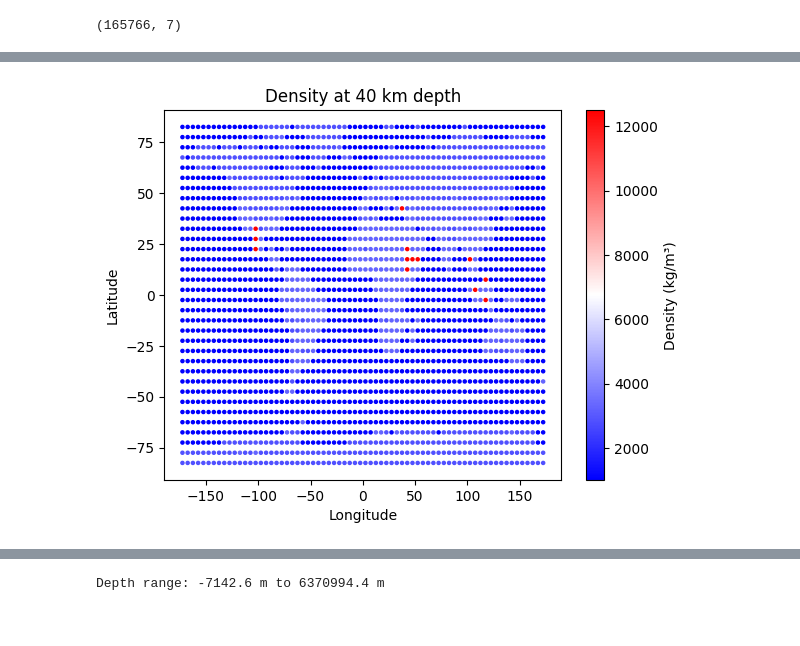
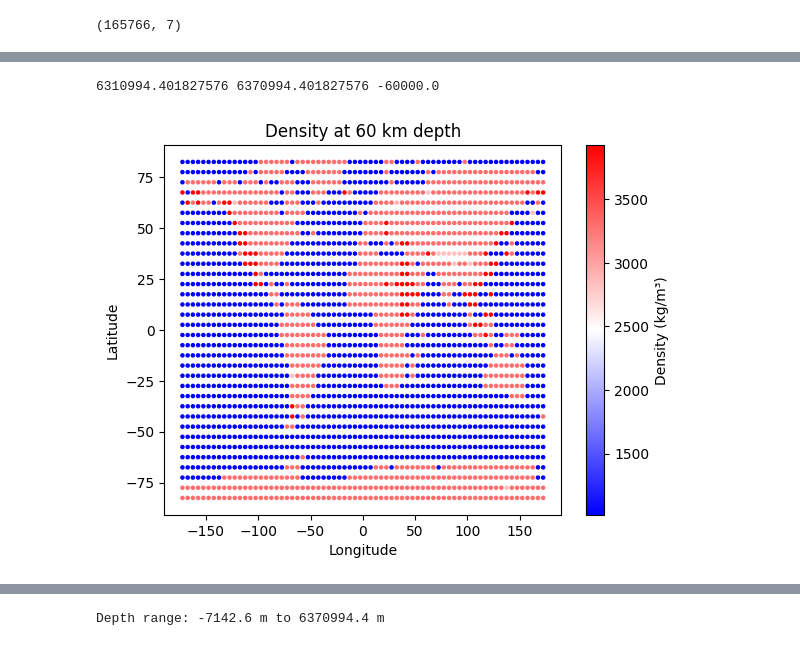
Before and after one commit to AmitavaDutta/gravity_tesseroids, a Jupyter notebook: gravity_distribution_tesseroids.ipynb, the cells around one changed output, grey strips where cells are left out. Cells and saved outputs as stored; diff of their text form; code cells hidden in the pictures.

```diff
--- a/gravity_distribution_tesseroids.ipynb
+++ b/gravity_distribution_tesseroids.ipynb
@@ -174,6 +174,8 @@ for lat in np.arange(latitude_min, latitude_max, dlat):
         topo = topo_func(lat, lon) * 1e3
         moho = moho_func(lat, lon) * 1e3
         lab = camlab_func(lat, lon) * 1e3
+
+
         r_surface = ellipsoid.geocentric_radius(latitude=lat) # in m, for radius corerction
         depth_max = r_surface
         # Define layer boundaries in radius from Earth's center
@@ -182,23 +184,19 @@ for lat in np.arange(latitude_min, latitude_max, dlat):
         if topo < 0:
             layer_bounds.append(r_surface + topo)
 
-        layer_bounds.sort()
-
-        #layer_bounds = [b for b in layer_bounds if b is not None]
+        layer_bounds.sort() # sort in ascending order that is (r_surface - 5150e3) to (r_surface - moho) or (r_surface + topo) whichever is true
 
         for depth in np.arange(depth_min, depth_max, ddepth):
-            r_top_global = r_surface - depth
-            r_bottom_raw = r_surface - min(depth + ddepth, depth_max)
+            r_top_raw = r_surface - depth
+            r_bottom_raw = r_surface - min(depth + ddepth, depth_max) # min() is used in case depth + ddepth > depth_max which is beyonond the reference
 
             # Check if tesseroid spans across any layer boundary
-            split_layers = [b for b in layer_bounds if r_bottom_raw < b < r_top_global] ## b represent layer_bounds, so when b is r_bottom_raw < b < r_top_global is false, then split_layers = []
-            split_points = [r_bottom_raw] + split_layers + [r_top_global] ## if split_points = [r_bottom_raw] + [] + [r_top_global], then  split_points = [r_bottom_raw, r_top_global]
-
-            split_points.sort(reverse=True)  # descending from surface to center
+            split_layers = [b for b in layer_bounds if r_bottom_raw < b < r_top_raw] ## b represent layer_bounds, so when b is r_bottom_raw < b < r_top_raw is false, then split_layers = []
+            split_points = [r_bottom_raw] + split_layers + [r_top_raw] ## if split_points = [r_bottom_raw] + [] + [r_top_global], then  split_points = [r_bottom_raw, r_top_global]
 
             for i in range(len(split_points) - 1):
-                r_bottom = split_points[i + 1]
-                r_top = split_points[i]
+                r_bottom = split_points[i]
+                r_top = split_points[i + 1]
                 tesseroids.append([lon, lon + dlong, lat, lat + dlat, r_bottom, r_top])
 
                 radius_mid = 0.5 * (r_top + r_bottom)
@@ -211,11 +209,11 @@ for lat in np.arange(latitude_min, latitude_max, dlat):
                         rho_top, rho_bottom = 2850.0, 2950.0  # Oceanic crust
                     elif r_bottom >= r_surface - lab:
                         rho_top, rho_bottom = 3250.0, 3350.0  # Lithospheric mantle
-                    elif r_bottom <= 660e3:
-                        rho_top, rho_bottom = 3350.0, 4500.0  # Upper mantle
-                    elif r_bottom <= 2890e3:
+                    elif r_bottom >= r_surface - 660e3:
+                        rho_top, rho_bottom = 3350.0, 4500.0  # Upper mantle, MTZ
+                    elif r_bottom >= r_surface - 2890e3:
                         rho_top, rho_bottom = 4500.0, 5500.0  # Lower mantle
-                    elif r_bottom <= 5150e3:
+                    elif r_bottom >= r_surface - 5150e3:
                         rho_top, rho_bottom = 9900.0, 11000.0  # Outer core
                     else:
                         rho_top, rho_bottom = 12000.0, 13000.0  # Inner core
@@ -225,11 +223,11 @@ for lat in np.arange(latitude_min, latitude_max, dlat):
                         rho_top, rho_bottom = 2670.0, 3000.0  # Continental crust
                     elif r_bottom >= r_surface - lab:
                         rho_top, rho_bottom = 3250.0, 3350.0  # Lithospheric mantle
-                    elif r_bottom <= 660e3:
+                    elif r_bottom >= r_surface - 660e3:
                         rho_top, rho_bottom = 3350.0, 4500.0  # Upper mantle
-                    elif r_bottom <= 2890e3:
+                    elif r_bottom >= r_surface - 2890e3:
                         rho_top, rho_bottom = 4500.0, 5500.0  # Lower mantle
-                    elif r_bottom <= 5150e3:
+                    elif r_bottom >= r_surface - 5150e3:
                         rho_top, rho_bottom = 9900.0, 11000.0  # Outer core
                     else:
                         rho_top, rho_bottom = 12000.0, 13000.0  # Inner core
@@ -251,7 +249,7 @@ for lat in np.arange(latitude_min, latitude_max, dlat):
 # gequator = g−ω2cos20 ∘= g−ω2R ,example
 def gravity_rot(latitudes_deg):
     omega = 7.2921150e-5  # rad/s
-    R_eq = 6378137.0      # WGS84 equatorial radius in meters
+    R_eq = ellipsoid.geocentric_radius(latitude=0)  # 6378137.0 m, WGS84 equatorial radius in meters
     phi_rad = np.radians(latitudes_deg)
     g_c = omega**2 * R_eq * np.cos(phi_rad)**2  # centrifugal accel in m/s²
     return g_c * 1e5  # convert to mGal
@@ -384,16 +400,20 @@ plt.colorbar(label="Density (kg/m³)")
 # %%
-depth_target = 40e3  # 40 km depth
+depth_target = 60e3  # 40 km depth
+print(radius_target,mean_radius,radius_target-mean_radius)
 radius_target = mean_radius - depth_target
 mask = (tess_den[:, 4] <= radius_target) & (tess_den[:, 5] >= radius_target)
+#mask = (tess_den[:, 4]  radius_target) #& (tess_den[:, 5] >= radius_target)
+
 subset = tess_den[mask]
 lon_center = 0.5 * (subset[:, 0] + subset[:, 1])
 lat_center = 0.5 * (subset[:, 2] + subset[:, 3])
 density = subset[:, 6]
-plt.scatter(lon_center, lat_center, c=density, cmap='bwr', s=5)
+plt.scatter(lon_center, lat_center, c=density, cmap='bwr', s=5) #,vmin=1e3,vmax=3.5e3)
 plt.title(f"Density at {depth_target/1e3:.0f} km depth")
 plt.xlabel("Longitude")
 plt.ylabel("Latitude")
 plt.colorbar(label="Density (kg/m³)")
 plt.show()
 # %% [output]
+6310994.401827576 6370994.401827576 -60000.0
-[figure, old version]
+[figure, new version]
```
Also changed, not shown: parts of 12 cells of this notebook.
